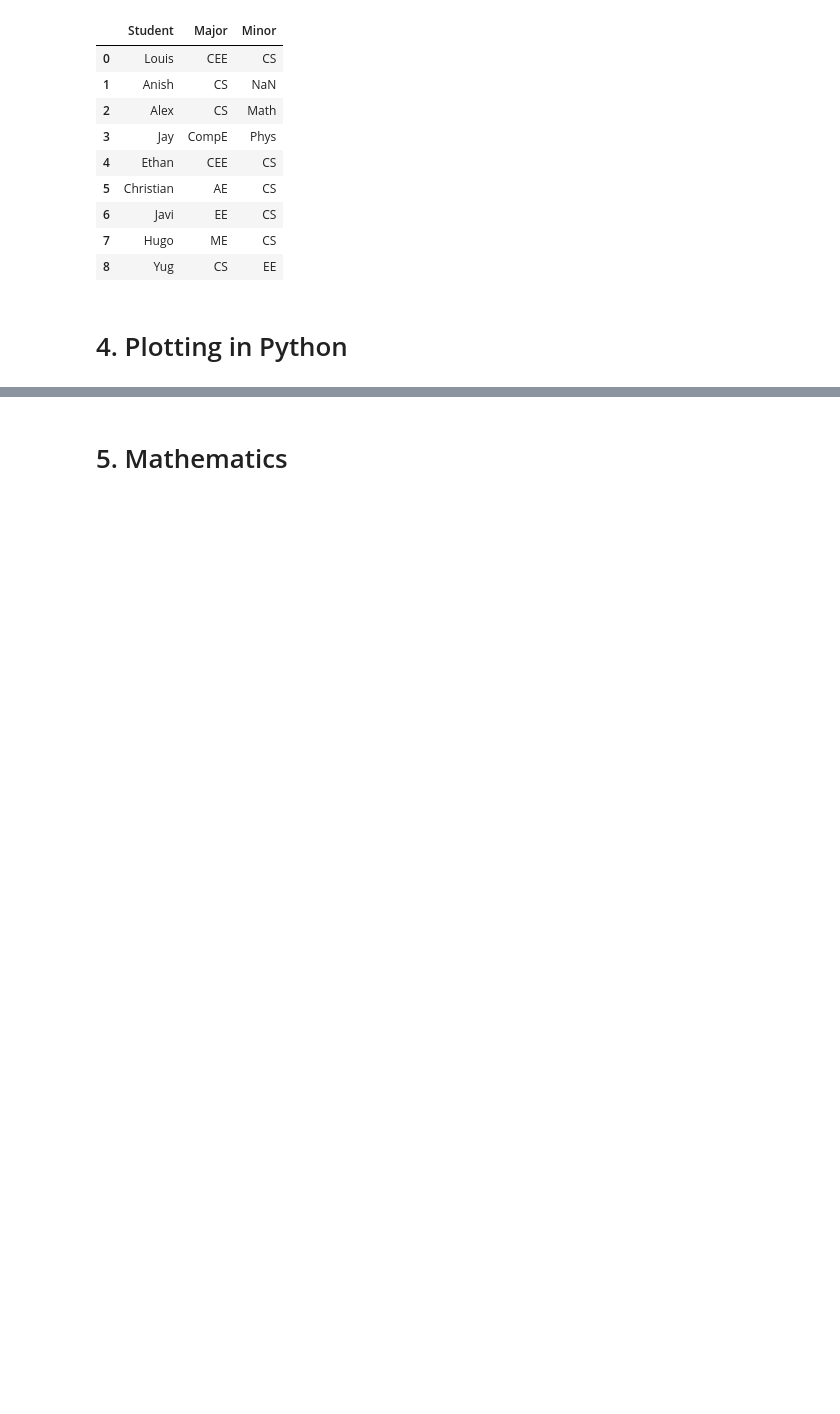
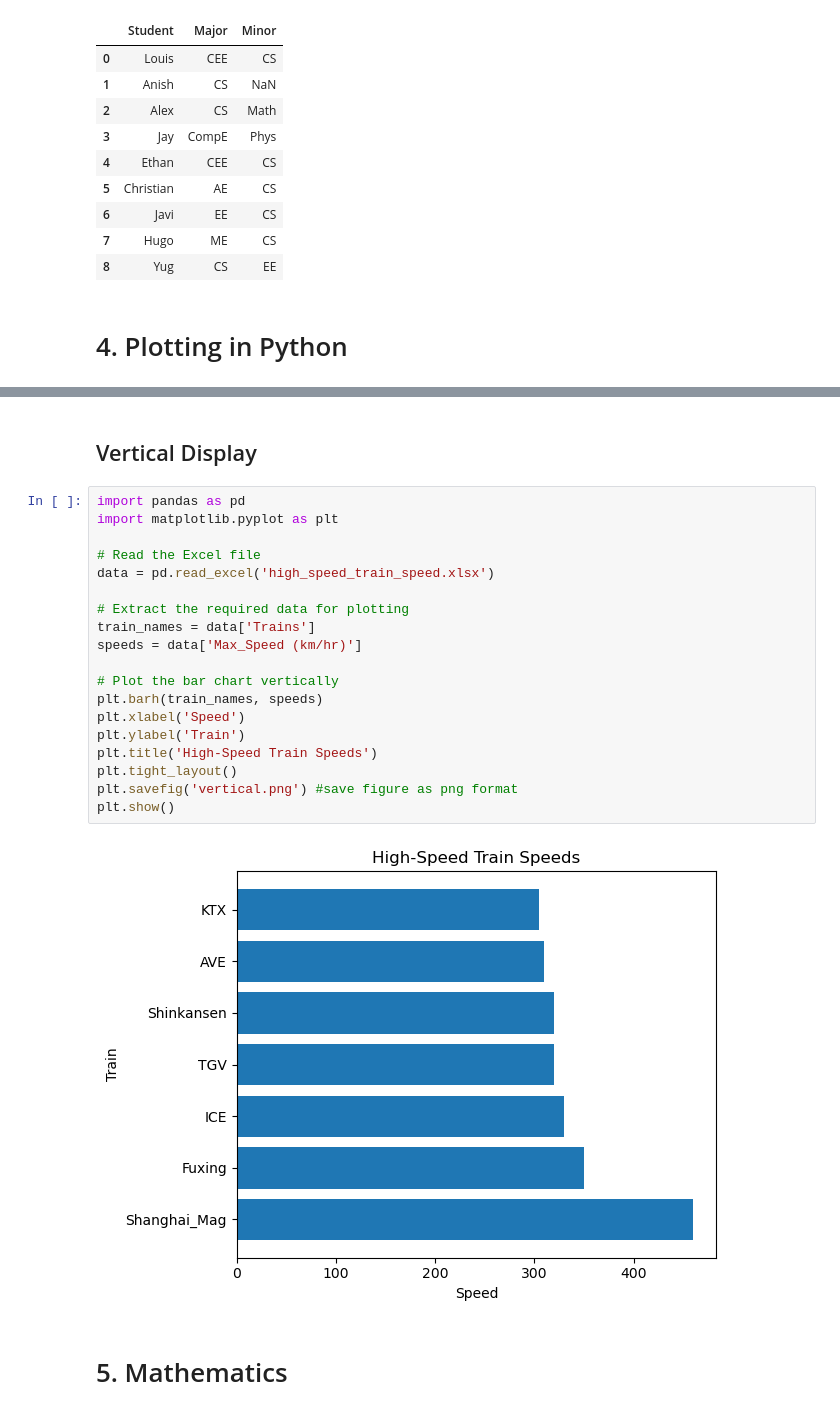
Before and after one commit to lotlouischoitslab/Computational_Transportation_Science, a Jupyter notebook: 00Transportation_Intro/01Louis_Python_Notes.ipynb, the cells around one changed output, grey strips where cells are left out. Cells and saved outputs as stored; diff of their text form; blank space fills up the shorter version.

```diff
--- a/00Transportation_Intro/01Louis_Python_Notes.ipynb
+++ b/00Transportation_Intro/01Louis_Python_Notes.ipynb
@@ -240,3 +293,26 @@ input_data
+# %% [markdown]
+## Vertical Display
+# %%
+import pandas as pd
+import matplotlib.pyplot as plt
+
+# Read the Excel file
+data = pd.read_excel('high_speed_train_speed.xlsx')
+
+# Extract the required data for plotting
+train_names = data['Trains']
+speeds = data['Max_Speed (km/hr)']
+
+# Plot the bar chart vertically
+plt.barh(train_names, speeds)
+plt.xlabel('Speed')
+plt.ylabel('Train')
+plt.title('High-Speed Train Speeds')
+plt.tight_layout()
+plt.savefig('vertical.png') #save figure as png format
+plt.show()
+# %% [output]
+[figure, added]
 # %% [markdown]
 # 5. Mathematics
 # %% [markdown]
```
Also changed, not shown: parts of 11 cells of this notebook, 3 other files.
